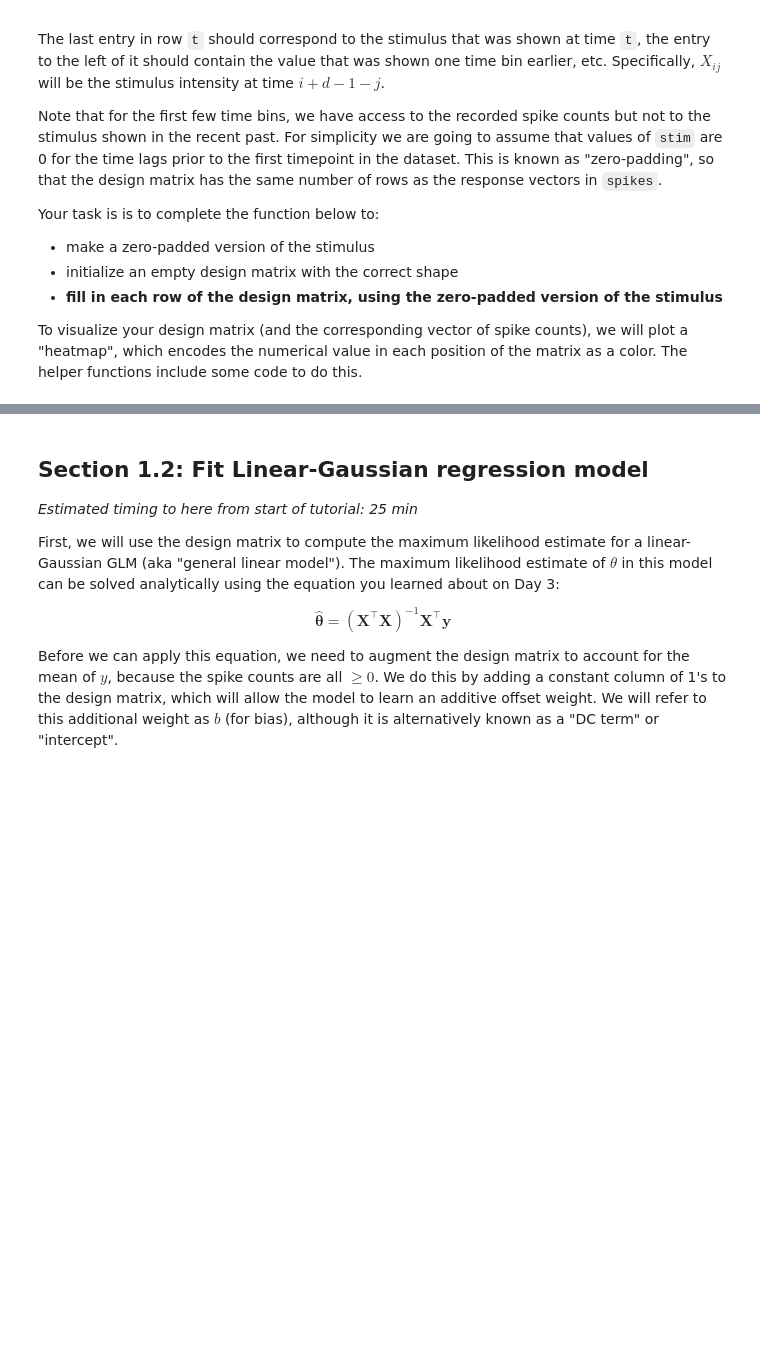
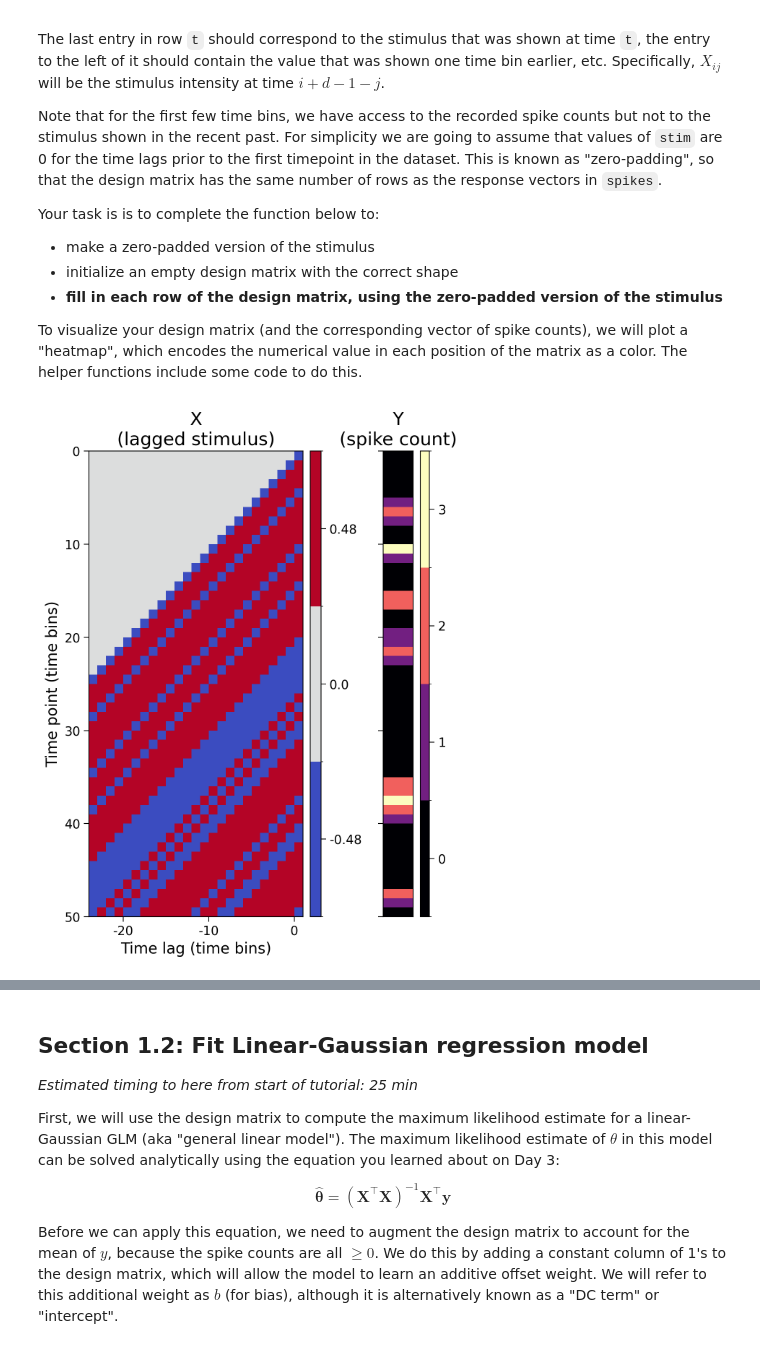
Before and after one commit to YITRALOP/NMA, a Jupyter notebook: tutorials/W1D3_GeneralizedLinearModels/student/W1D3_Tutorial1.ipynb, the cells around one changed output, grey strips where cells are left out. Drawn from its saved outputs; the diff is of its cells as text; code cells hidden in the pictures; blank space fills up the shorter version.

```diff
--- a/tutorials/W1D3_GeneralizedLinearModels/student/W1D3_Tutorial1.ipynb
+++ b/tutorials/W1D3_GeneralizedLinearModels/student/W1D3_Tutorial1.ipynb
@@ -342,36 +358,38 @@ def make_design_matrix(stim, d=25):
     stim (1D array): Stimulus intensity at each time point.
     d (number): Number of time lags to use.
 
   Returns
     X (2D array): GLM design matrix with shape T, d
 
   """
 
   # Create version of stimulus vector with zeros before onset
   padded_stim = np.concatenate([np.zeros(d - 1), stim])
 
   #####################################################################
   # Fill in missing code (...),
   # then remove or comment the line below to test your function
-  raise NotImplementedError("Complete the make_design_matrix function")
+  # raise NotImplementedError("Complete the make_design_matrix function")
   #####################################################################
 
 
   # Construct a matrix where each row has the d frames of
   # the stimulus preceding and including timepoint t
-  T = len(...)  # Total number of timepoints (hint: number of stimulus frames)
+  T = len(stim)  # Total number of timepoints (hint: number of stimulus frames)
   X = np.zeros((T, d))
   for t in range(T):
-      X[t] = ...
+      X[t] = padded_stim[t:t + d]
 
   return X
 
 
 # Make design matrix
 X = make_design_matrix(stim)
 
 # Visualize
 plot_glm_matrices(X, spikes, nt=50)
+# %% [output]
+[figure, added]
 # %% [markdown]
 [*Click for solution*](https://github.com/NeuromatchAcademy/course-content/tree/main/tutorials/W1D3_GeneralizedLinearModels/solutions/W1D3_Tutorial1_Solution_03ed3adf.py)
 
```
Also changed, not shown: parts of 13 cells of this notebook.
